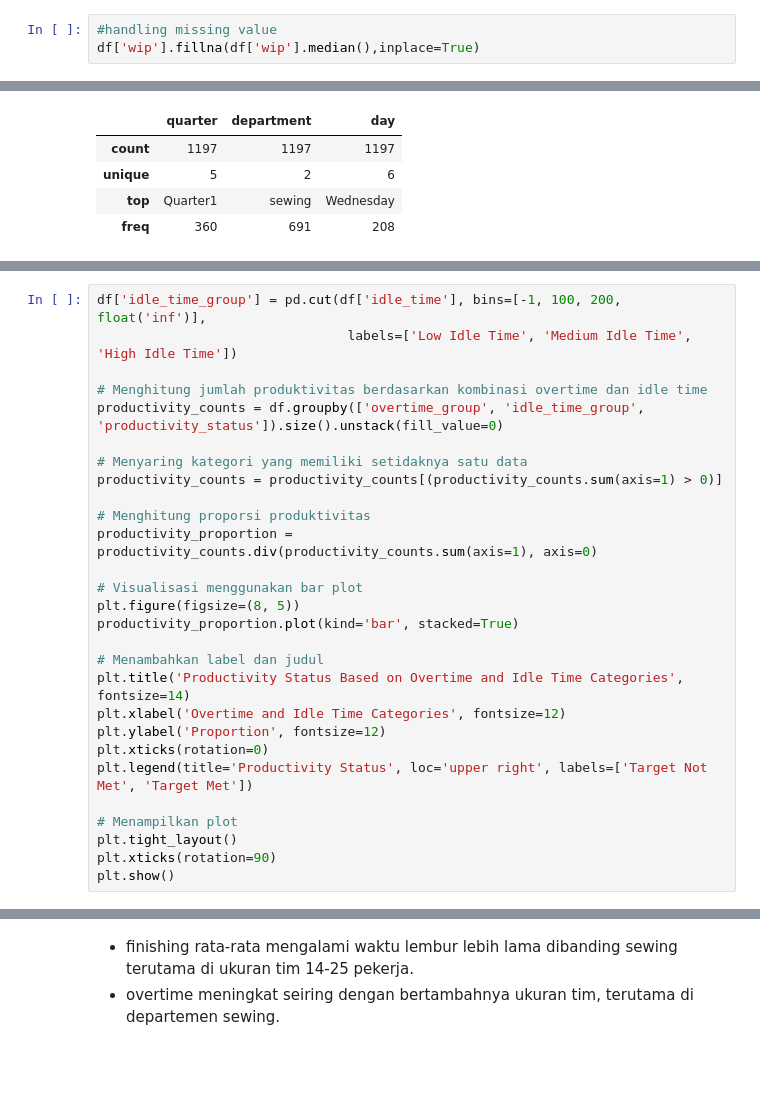
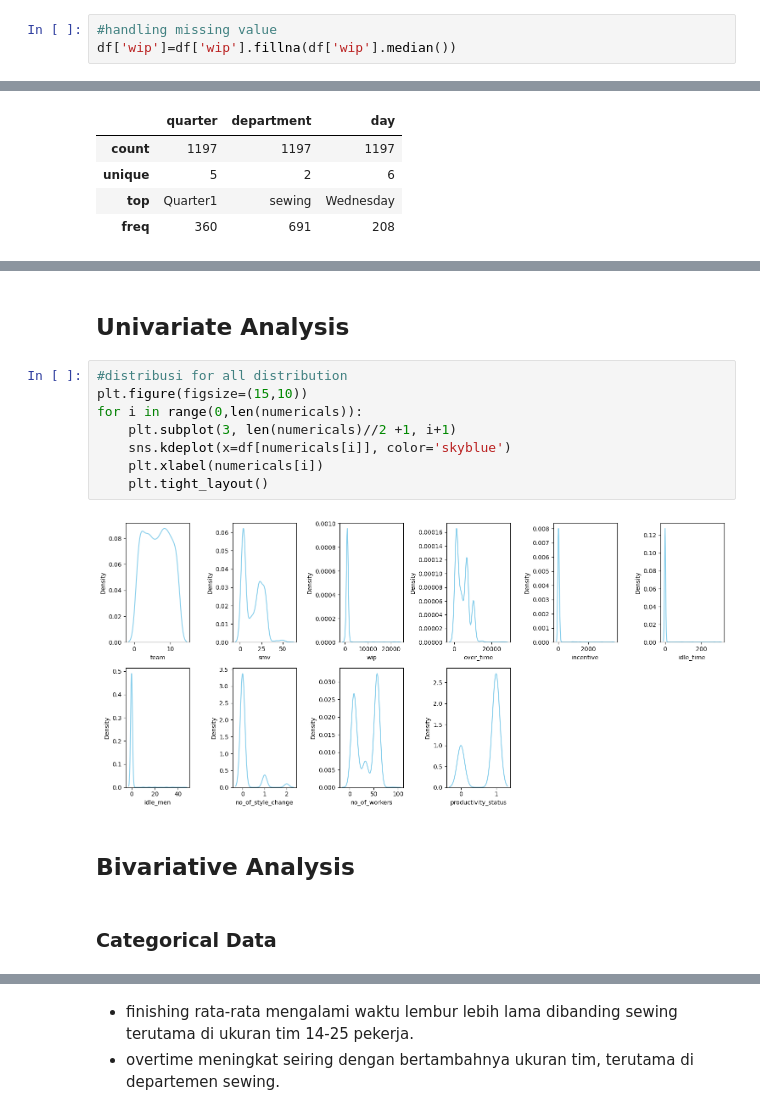
Before and after one commit to tiyasanin1/garment-productivity-analysis, a Jupyter notebook: notebook/code.ipynb, the cells around one changed output, grey strips where cells are left out. Cells and saved outputs as stored; diff of their text form; blank space fills up the shorter version.

```diff
--- a/notebook/code.ipynb
+++ b/notebook/code.ipynb
@@ -96,4 +111,4 @@ plt.show()
 [figure]
 # %%
 #handling missing value
-df['wip'].fillna(df['wip'].median(),inplace=True)
+df['wip']=df['wip'].fillna(df['wip'].median())
@@ -292,28 +143,0 @@ Observasi:
-# %%
-df['idle_time_group'] = pd.cut(df['idle_time'], bins=[-1, 100, 200, float('inf')],
-                                labels=['Low Idle Time', 'Medium Idle Time', 'High Idle Time'])
-
-# Menghitung jumlah produktivitas berdasarkan kombinasi overtime dan idle time
-productivity_counts = df.groupby(['overtime_group', 'idle_time_group', 'productivity_status']).size().unstack(fill_value=0)
-
-# Menyaring kategori yang memiliki setidaknya satu data
-productivity_counts = productivity_counts[(productivity_counts.sum(axis=1) > 0)]
-
-# Menghitung proporsi produktivitas
-productivity_proportion = productivity_counts.div(productivity_counts.sum(axis=1), axis=0)
-
-# Visualisasi menggunakan bar plot
-plt.figure(figsize=(8, 5))
-productivity_proportion.plot(kind='bar', stacked=True)
-
-# Menambahkan label dan judul
-plt.title('Productivity Status Based on Overtime and Idle Time Categories', fontsize=14)
-plt.xlabel('Overtime and Idle Time Categories', fontsize=12)
-plt.ylabel('Proportion', fontsize=12)
-plt.xticks(rotation=0)
-plt.legend(title='Productivity Status', loc='upper right', labels=['Target Not Met', 'Target Met'])
-
-# Menampilkan plot
-plt.tight_layout()
-plt.xticks(rotation=90)
-plt.show()
@@ -338,0 +144,16 @@ plt.show()
+# %% [markdown]
+## Univariate Analysis
+# %%
+#distribusi for all distribution
+plt.figure(figsize=(15,10))
+for i in range(0,len(numericals)):
+    plt.subplot(3, len(numericals)//2 +1, i+1)
+    sns.kdeplot(x=df[numericals[i]], color='skyblue')
+    plt.xlabel(numericals[i])
+    plt.tight_layout()
+# %% [output]
+[figure, added]
+# %% [markdown]
+## Bivariative Analysis
+# %% [markdown]
+### Categorical Data
```
Also changed, not shown: parts of 123 cells of this notebook.
